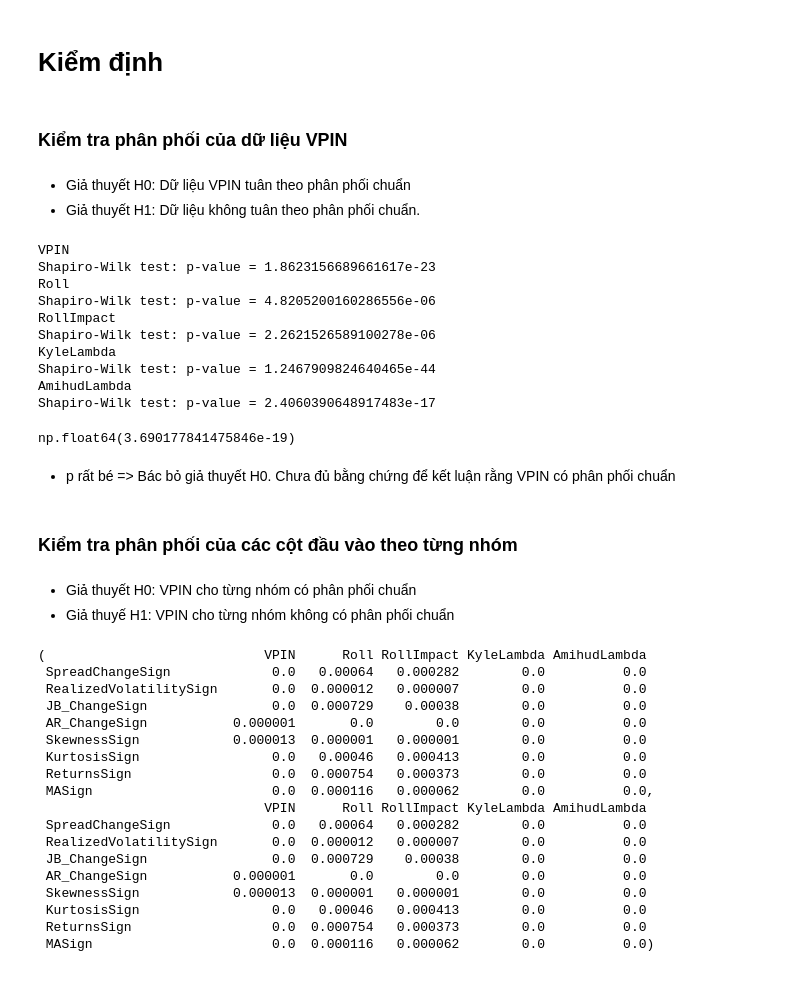
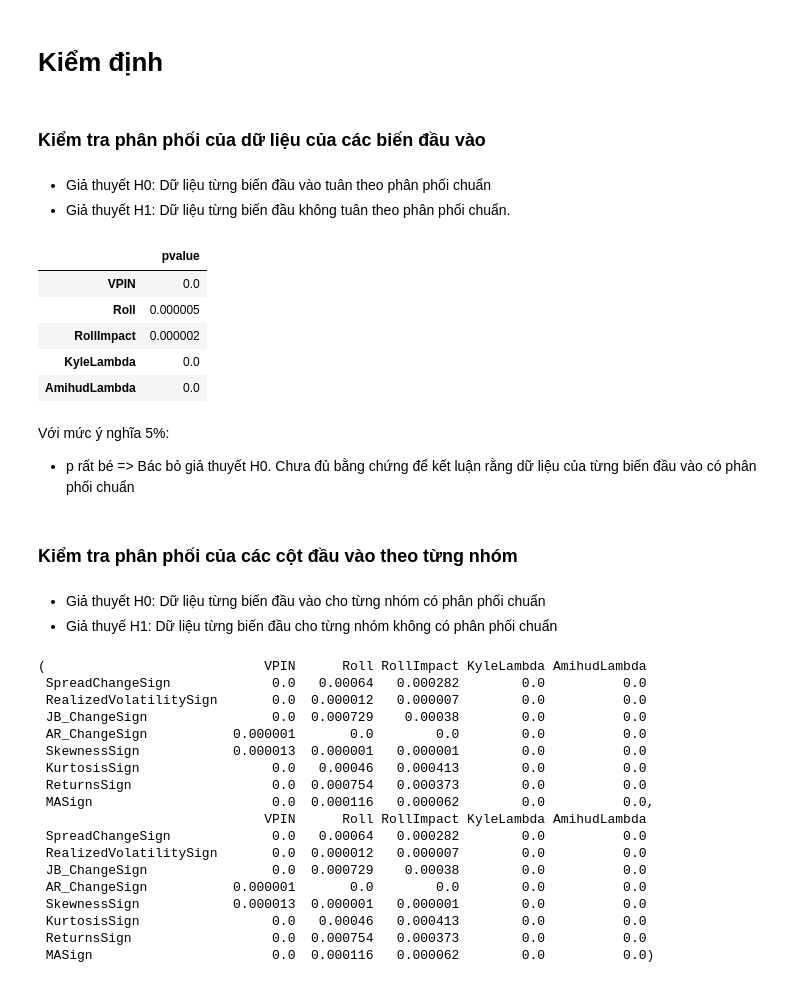
Before and after one commit to HoaPham119/thesis, a Jupyter notebook: code/binance_analysis.ipynb, the cells around one changed output. Saved outputs shown, nothing was run; the diff lists cells and outputs as text; code cells hidden in the pictures.

```diff
--- a/code/binance_analysis.ipynb
+++ b/code/binance_analysis.ipynb
@@ -195,38 +186,32 @@ for col in target_cols:
 # %% [markdown]
 # Kiểm định
 # %% [markdown]
-### Kiểm tra phân phối của dữ liệu VPIN
+### Kiểm tra phân phối của dữ liệu của các biến đầu vào
 # %% [markdown]
-- Giả thuyết H0: Dữ liệu VPIN tuân theo phân phối chuẩn
-- Giả thuyết H1: Dữ liệu không tuân theo phân phối chuẩn.
+- Giả thuyết H0: Dữ liệu từng biến đầu vào tuân theo phân phối chuẩn
+- Giả thuyết H1: Dữ liệu từng biến đầu không tuân theo phân phối chuẩn.
 # %%
+pvalue_normal_df = pd.DataFrame(index=lst_input, columns=["pvalue"])
 for col in lst_input:
-    print(col)
     stat, p = shapiro(df[col].dropna())
-    print(f'Shapiro-Wilk test: p-value = {p}')
+    # print(f'Shapiro-Wilk test: p-value = {p}')
+    pvalue_normal_df.loc[col, "pvalue"] = p
+pvalue_normal_df
 # %% [output]
-VPIN
-Shapiro-Wilk test: p-value = 1.8623156689661617e-23
-Roll
-Shapiro-Wilk test: p-value = 4.8205200160286556e-06
-RollImpact
-Shapiro-Wilk test: p-value = 2.2621526589100278e-06
-KyleLambda
-Shapiro-Wilk test: p-value = 1.2467909824640465e-44
-AmihudLambda
-Shapiro-Wilk test: p-value = 2.4060390648917483e-17
+|  | pvalue |
+| VPIN | 0.0 |
+| Roll | 0.000005 |
+| RollImpact | 0.000002 |
+| KyleLambda | 0.0 |
+| AmihudLambda | 0.0 |
-# %%
-stat, p = shapiro(np.log(df['VPIN'].dropna()))
-p
-# %% [output]
-np.float64(3.690177841475846e-19)
 # %% [markdown]
-- p rất bé => Bác bỏ giả thuyết H0. Chưa đủ bằng chứng để kết luận rằng VPIN có phân phối chuẩn
+Với mức ý nghĩa 5%:
+- p rất bé => Bác bỏ giả thuyết H0. Chưa đủ bằng chứng để kết luận rằng dữ liệu của từng biến đầu vào có phân phối chuẩn
 # %% [markdown]
 ### Kiểm tra phân phối của các cột đầu vào theo từng nhóm
 # %% [markdown]
-- Giả thuyết H0: VPIN cho từng nhóm có phân phối chuẩn
-- Giả thuyế H1: VPIN cho từng nhóm không có phân phối chuẩn
+- Giả thuyết H0: Dữ liệu từng biến đầu vào cho từng nhóm có phân phối chuẩn
+- Giả thuyế H1: Dữ liệu từng biến đầu cho từng nhóm không có phân phối chuẩn
 # %%
 
 pvalue_normal_1 = pd.DataFrame(index=target_cols, columns=lst_input)
```
Also changed, not shown: parts of 4 cells of this notebook.
